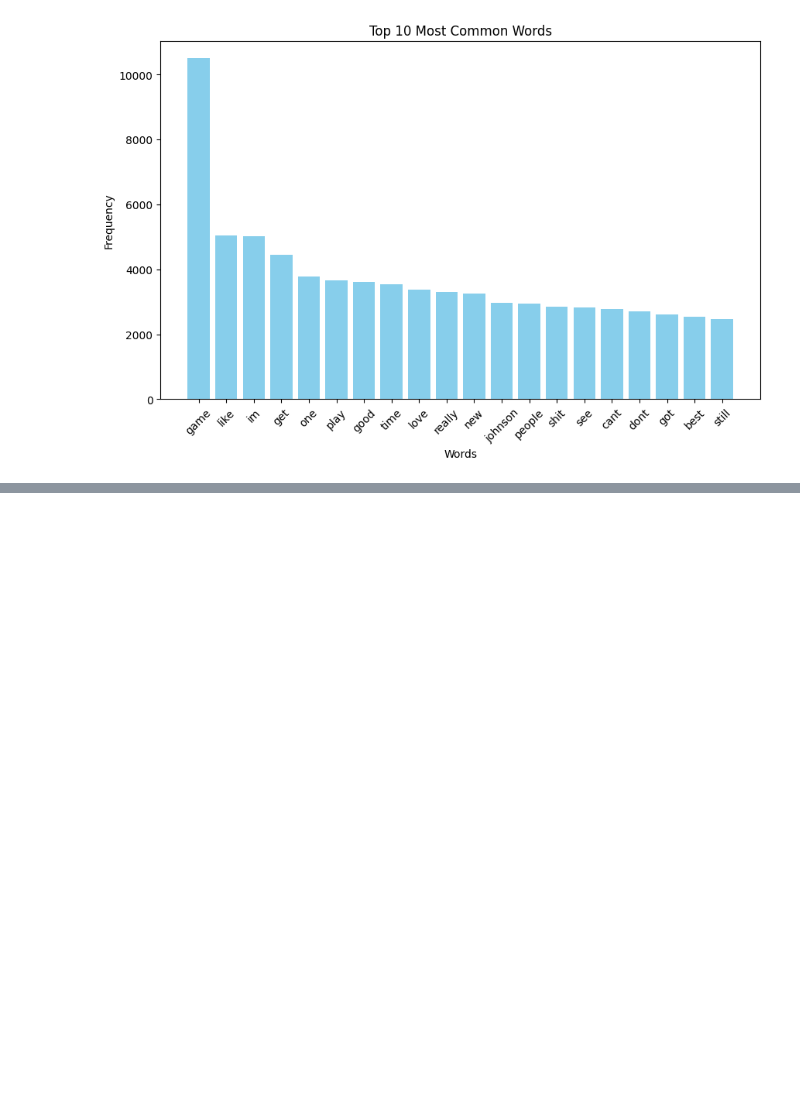
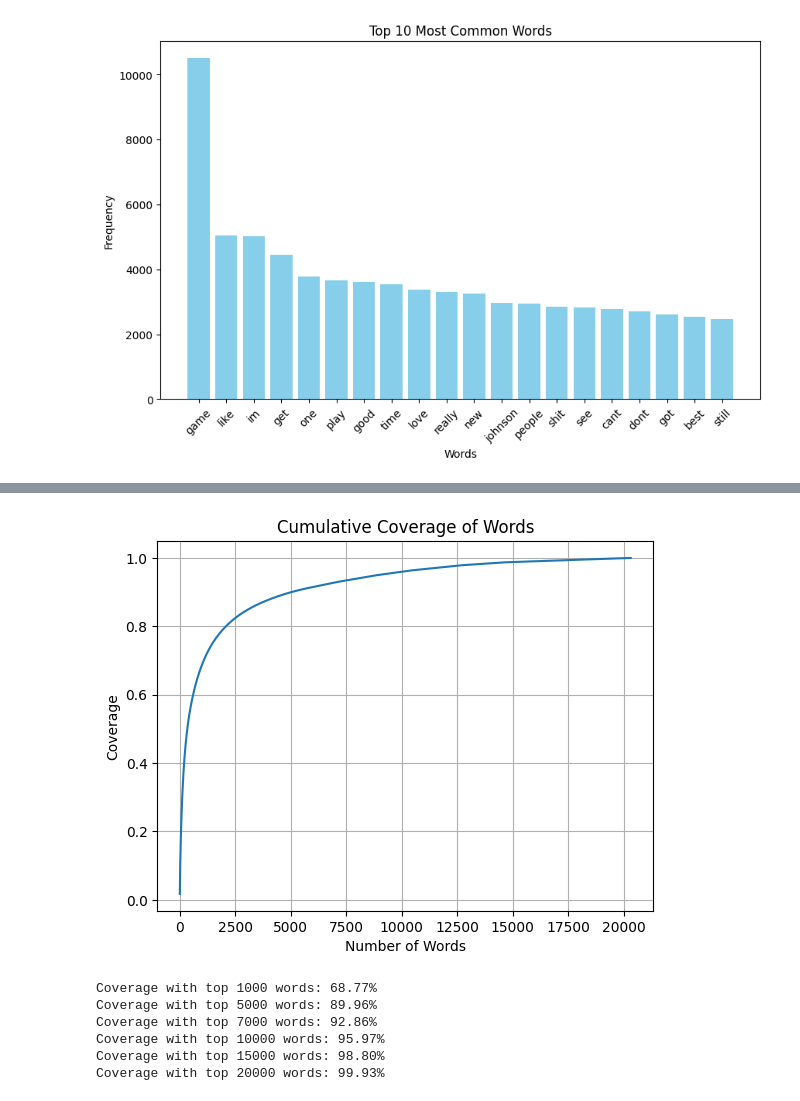
Before and after one commit to AaryanAnand10/Sentiment-Analysis-Using-Twitter-DataSet, a Jupyter notebook: Sentimental_Analysis.ipynb, the cells around one changed output, grey strips where cells are left out. Cells and saved outputs as stored; diff of their text form; code cells hidden in the pictures; blank space fills up the shorter version.

```diff
--- a/Sentimental_Analysis.ipynb
+++ b/Sentimental_Analysis.ipynb
@@ -216,0 +254,23 @@ train['jaccard_score'].describe()
+# %%
+total_occurrences = sum(word_freq.values())
+cumulative_counts = np.cumsum(sorted(word_freq.values(), reverse=True))
+cumulative_coverage = cumulative_counts / total_occurrences
+
+plt.plot(cumulative_coverage)
+plt.title('Cumulative Coverage of Words')
+plt.xlabel('Number of Words')
+plt.ylabel('Coverage')
+plt.grid(True)
+plt.show()
+
+for i in [1000, 5000, 7000, 10000, 15000, 20000]:
+    coverage = cumulative_coverage[i] if i < len(cumulative_coverage) else cumulative_coverage[-1]
+    print(f"Coverage with top {i} words: {coverage:.2%}")
+# %% [output]
+[figure, added]
+Coverage with top 1000 words: 68.77%
+Coverage with top 5000 words: 89.96%
+Coverage with top 7000 words: 92.86%
+Coverage with top 10000 words: 95.97%
+Coverage with top 15000 words: 98.80%
+Coverage with top 20000 words: 99.93%
```
Also changed, not shown: parts of 21 cells of this notebook.
